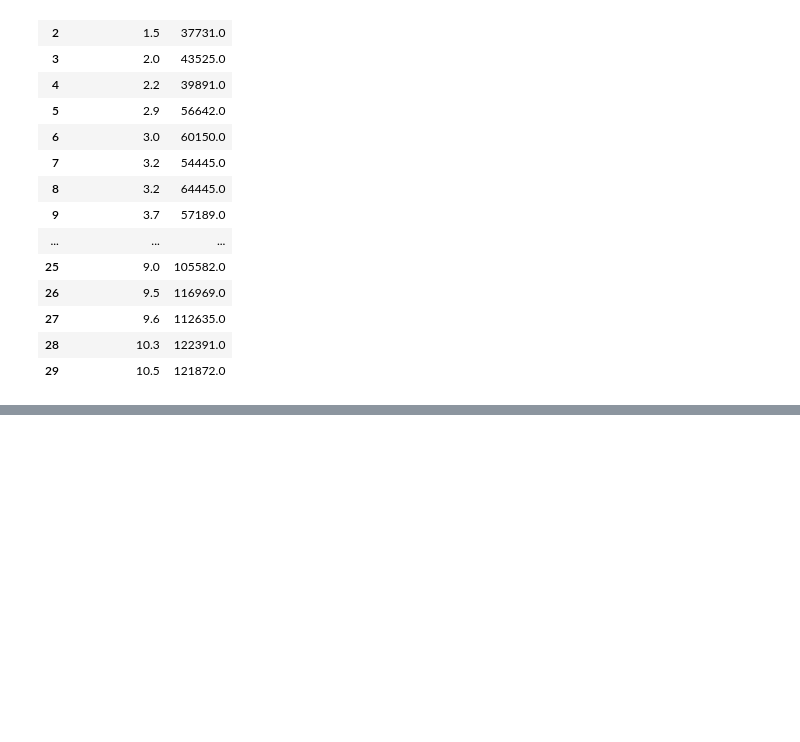
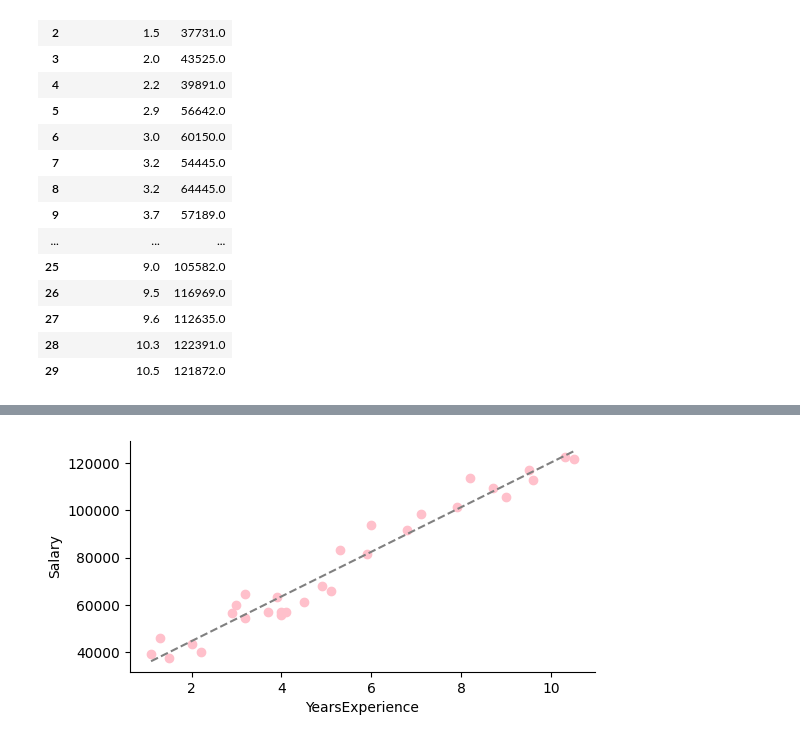
Before and after one commit to MonVillal/Estad-stica-Verano, a Jupyter notebook: Años_de_experiencia_Unidad_1_Estadística_Inferencial_II_(Verano).ipynb, the cells around one changed output, grey strips where cells are left out. Drawn from its saved outputs; the diff is of its cells as text; code cells hidden in the pictures; blank space fills up the shorter version.

```diff
--- a/Años_de_experiencia_Unidad_1_Estadística_Inferencial_II_(Verano).ipynb
+++ b/Años_de_experiencia_Unidad_1_Estadística_Inferencial_II_(Verano).ipynb
@@ -22,3 +22,86 @@ df.head(30)
 | 27 | 9.6 | 112635.0 |
 | 28 | 10.3 | 122391.0 |
 | 29 | 10.5 | 121872.0 |
+# %%
+x=df["YearsExperience"]
+y=df["Salary"]
+
+#2 Realice un diagrama de dispersion para estos datos
+import matplotlib.pyplot as plt
+
+plt.figure(figsize = (6,3), dpi=100)
+plt.scatter(x, y, label = "salary", color = "pink")
+plt.xlabel("YearsExperience") #nombrar eje x
+plt.ylabel("Salary") #nombrar eje y
+plt.gca().spines[["top","right"]].set_visible(False)
+
+#3 ¿Los datos soportan la suposicion de linealidad?
+# Si
+
+#4 Calcule el coeficiente de correlacion e interprete el resultado
+from scipy.stats import pearsonr
+r,_= pearsonr(x,y)
+print(f"Coeficiente de correlacion: {r: 0.4f}/n")
+
+#6 Obtenga la recta de regresion ajustada y grafiquelo sobre el grafico  de dispersion
+import statsmodels.api as sm
+x_constante = sm.add_constant(x)
+modelo= sm.OLS(y, x_constante).fit()
+
+yc= modelo.predict(x_constante)
+
+plt.plot(x, yc, color= "gray", linestyle= "--")
+
+#5 Calcule el coeficiente de determinacion  e interprete el resultado
+from sklearn.metrics import r2_score #recomendada
+r2= r2_score(y,yc)
+print(f"Coeficiente de determinacion: {r2: 0.4f}/n")
+
+#7 Obtenga un intervalo de confiamza del 95% par la pendiente de la recta de regresion ajustada (b1)
+nivel_de_confianza= 0.95
+intervalo_de_confianza = modelo.conf_int(alpha = 1 - nivel_de_confianza)
+intervalo_de_confianza_b1= intervalo_de_confianza.iloc[1]
+print(f"Intervalo de confianza para b1 de {nivel_de_confianza: 0.0%}")
+print(f"{intervalo_de_confianza_b1[0]: 0.4f}<b1< {intervalo_de_confianza_b1[1]:0.4f}/n")
+
+#8 Calcule los residuales
+residuales=modelo.resid
+plt.figure()
+plt.scatter(x, residuales, color= "orange")
+plt.xlabel("YearsExperience")
+plt.ylabel("Salary")
+plt.axhline(y= 0, color= "gray", linestyle= "--")
+plt.gca().spines[["top", "right"]].set_visible(False)
+
+#9 Realice la prueba de Shapiro para los residuales
+from scipy.stats import shapiro
+_, valor_p_sh= shapiro(residuales)
+print(f"valor-p de Shapiro: {valor_p_sh: 0.4f}/n")
+# Se acepta la hipotesis nula
+
+#10 Realice la prueba de Breusch Pagan
+from statsmodels.stats.api import het_breuschpagan
+_, valor_p_bp, _, _= het_breuschpagan(residuales, x_constante)
+print(f"valor_p de Breusch-Pagan: {valor_p_bp: 0.4f}/n")
+# Se acepta la hipotesis nula, hay homoscedasticidad
+
+#11 Utiliza la recta de regresion para interpolar dos valores e interpolar uno
+print(f"para x= 5, y={modelo.predict([1,5])}")
+print(f"para x= 8, y={modelo.predict([1, 8])}")
+print(f"para x= 20, y={modelo.predict([1, 20])}/n")
+
+#12 Realice una tabla ANOVA e interprete el resultado
+from statsmodels.formula.api import ols
+#Y ~ X
+modelo_lineal = ols("Salary~YearsExperience",data=df).fit()
+tabla_anova= sm.stats.anova_lm(modelo_lineal)
+tabla_anova
+# Se acepta la hipotesis alterna
+
+#CONCLUSION:
+# -Soporta la suposicion de linealidad
+# -Hay homoscedasticidad
+# -Normalidad
+# -Relacion fuertes entre las variables r=0.97
+# -Modelo confiable para interpolacion y etrapolacion con moderacion
+# %% [output]
@@ -24,0 +120 @@ df.head(30)
+[figure, added]
```
Also changed, not shown: parts of 1 cell of this notebook.
